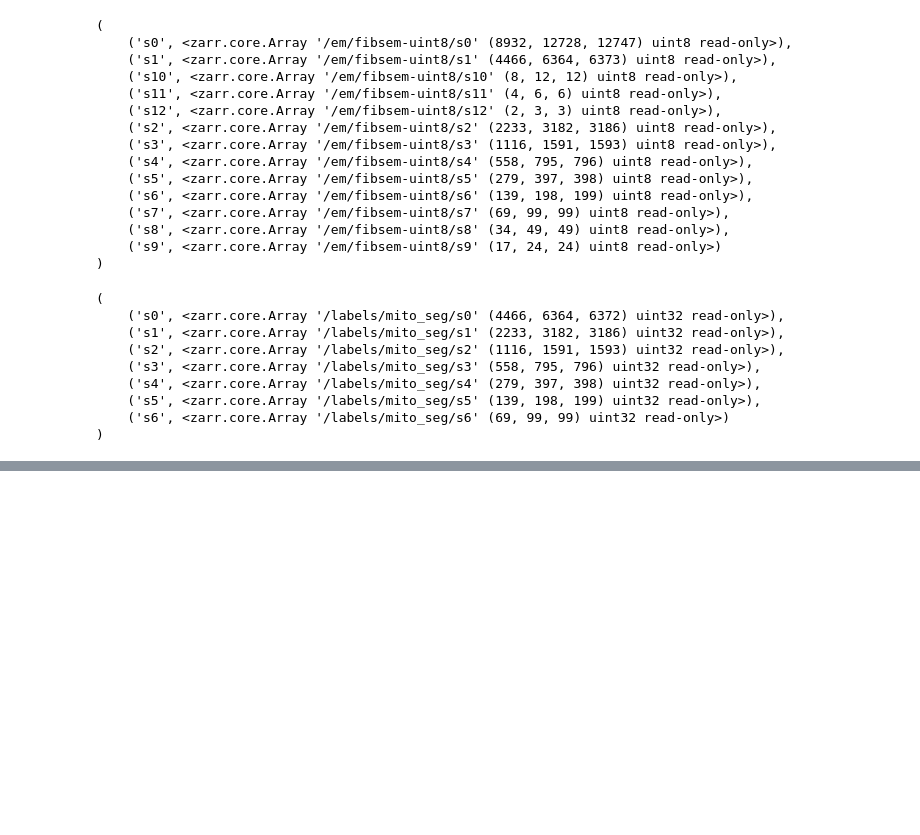
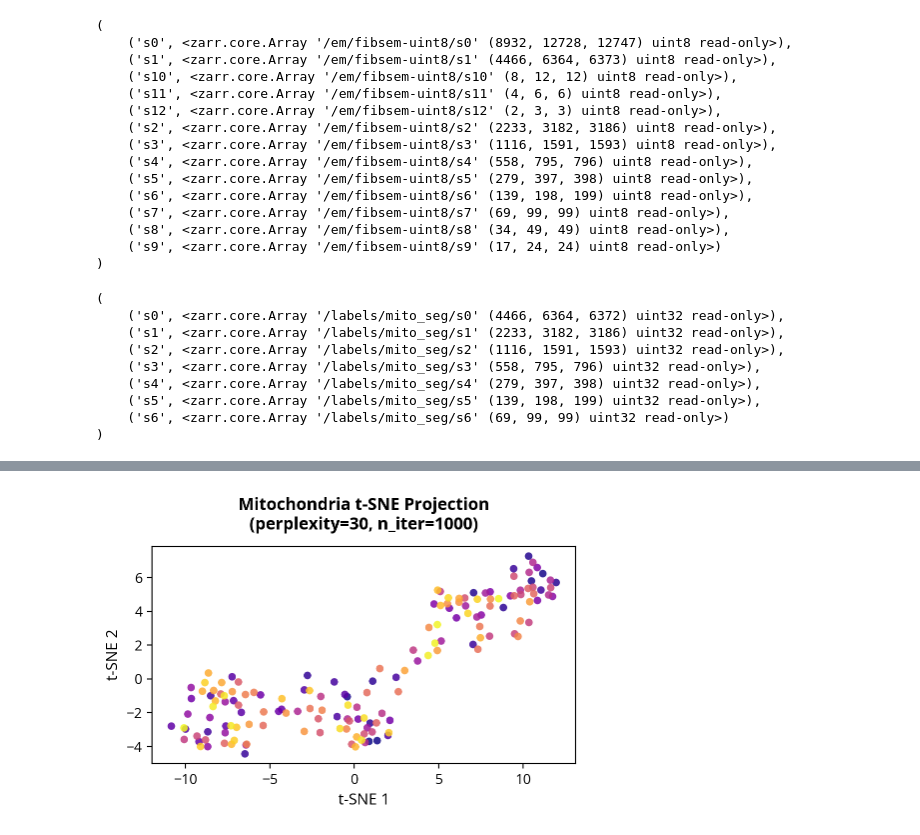
Before and after one commit to trngt/coding-tasks, a Jupyter notebook: task2/Explore_Mito_Data.ipynb, the cells around one changed output, grey strips where cells are left out. Saved outputs shown, nothing was run; the diff lists cells and outputs as text; code cells hidden in the pictures; blank space fills up the shorter version.

```diff
--- a/task2/Explore_Mito_Data.ipynb
+++ b/task2/Explore_Mito_Data.ipynb
@@ -141,0 +199,6 @@ mito_slice_manager.plot_size_distribution()
+# %%
+from src.visualizer import plot_tsne
+
+_ = plot_tsne(mito_vectors_arr)
+# %% [output]
+[figure, added]
```
Also changed, not shown: parts of 25 cells of this notebook, 7 other files.
